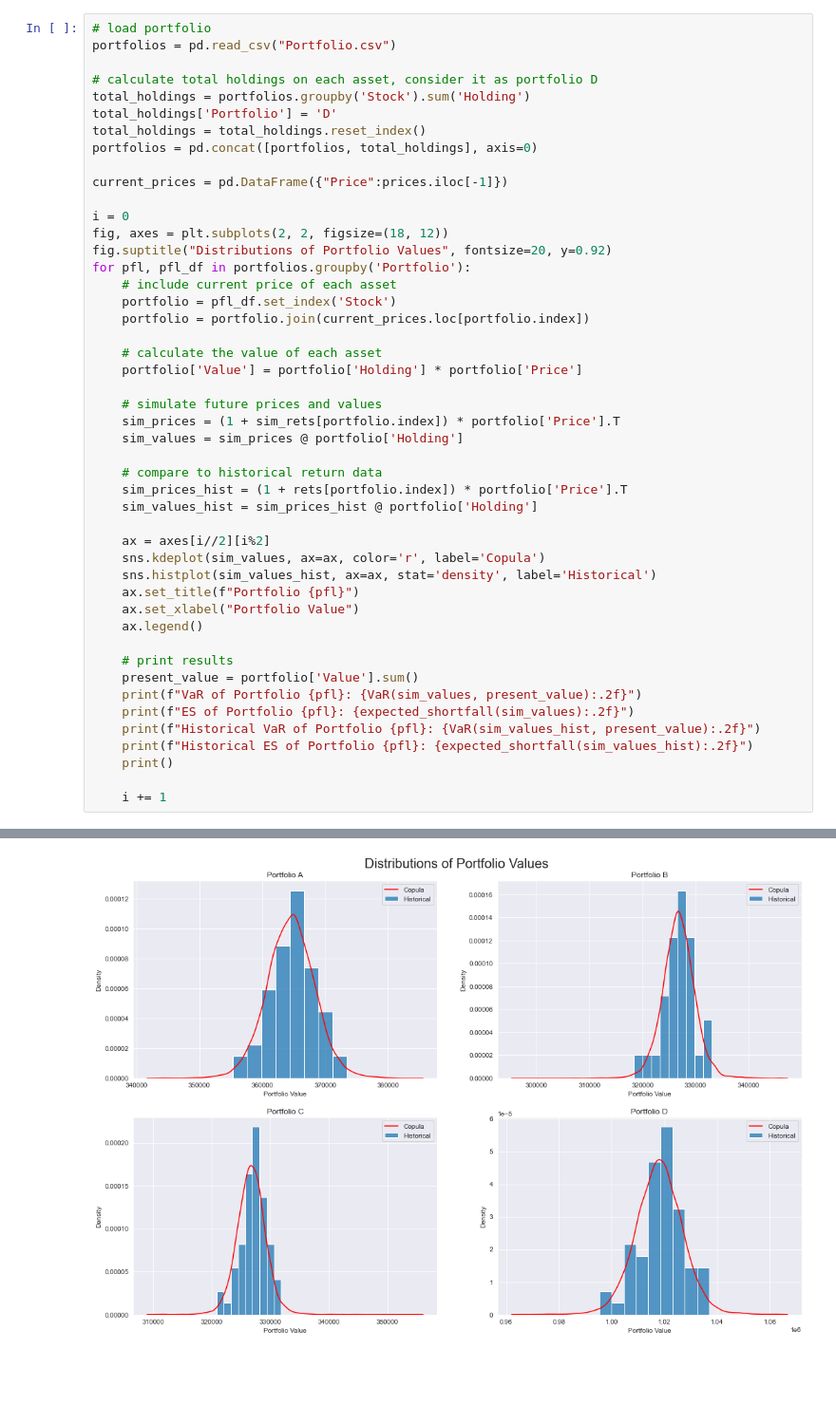
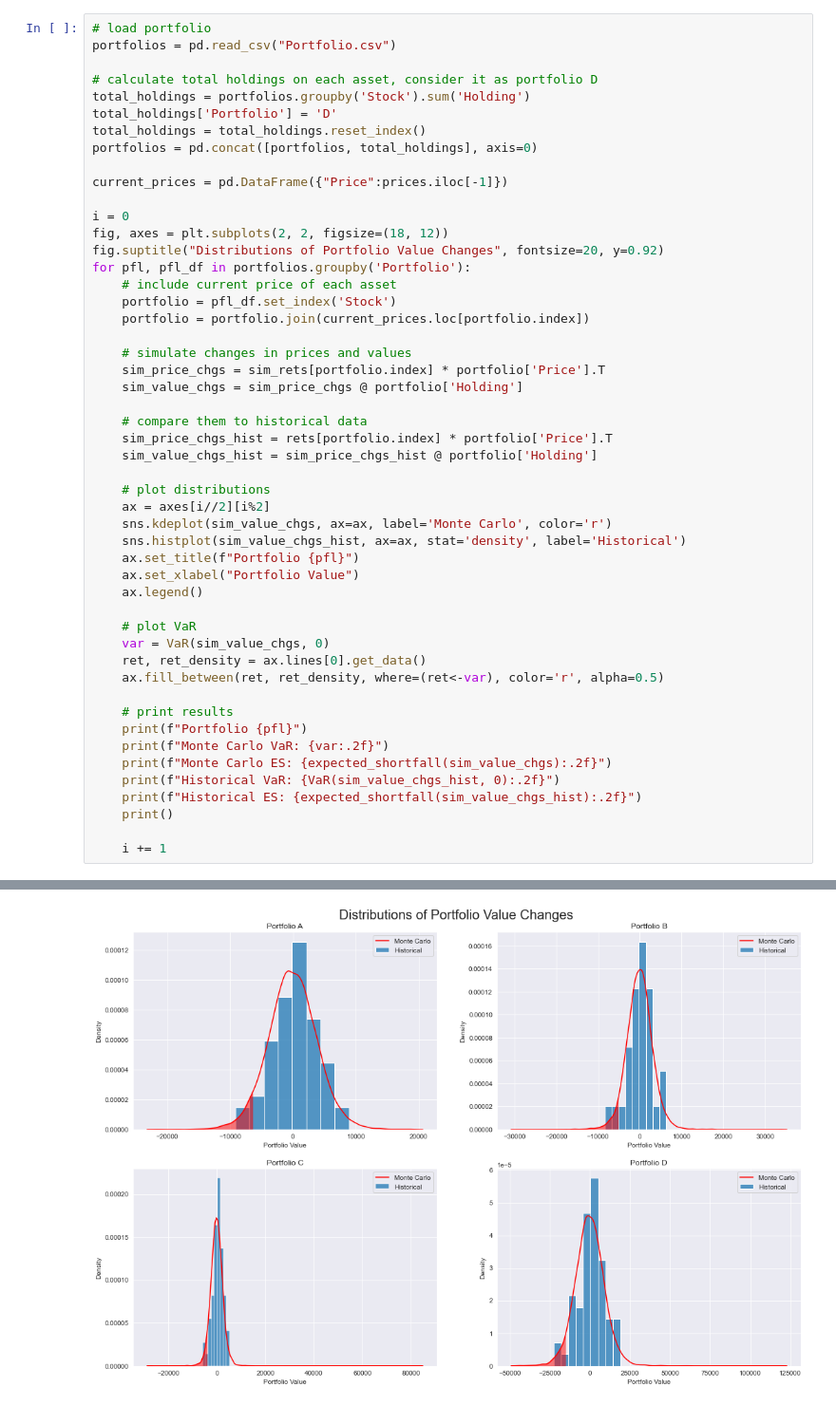
Before and after one commit to Xupeiyi/Duke_Fintech590, a Jupyter notebook: projects/Week05/project5.ipynb, the cells around one changed output, grey strips where cells are left out. Shown: that part at 95% size. Saved outputs shown, nothing was run; the diff lists cells and outputs as text; blank space fills up the shorter version.

```diff
--- a/projects/Week05/project5.ipynb
+++ b/projects/Week05/project5.ipynb
@@ -108,36 +136,39 @@ current_prices = pd.DataFrame({"Price":prices.iloc[-1]})
 
 i = 0
 fig, axes = plt.subplots(2, 2, figsize=(18, 12))
-fig.suptitle("Distributions of Portfolio Values", fontsize=20, y=0.92)
+fig.suptitle("Distributions of Portfolio Value Changes", fontsize=20, y=0.92)
 for pfl, pfl_df in portfolios.groupby('Portfolio'):
     # include current price of each asset
     portfolio = pfl_df.set_index('Stock')
     portfolio = portfolio.join(current_prices.loc[portfolio.index])
 
-    # calculate the value of each asset
-    portfolio['Value'] = portfolio['Holding'] * portfolio['Price']
+    # simulate changes in prices and values
+    sim_price_chgs = sim_rets[portfolio.index] * portfolio['Price'].T
+    sim_value_chgs = sim_price_chgs @ portfolio['Holding']
 
-    # simulate future prices and values
-    sim_prices = (1 + sim_rets[portfolio.index]) * portfolio['Price'].T
-    sim_values = sim_prices @ portfolio['Holding']
+    # compare them to historical data
+    sim_price_chgs_hist = rets[portfolio.index] * portfolio['Price'].T
+    sim_value_chgs_hist = sim_price_chgs_hist @ portfolio['Holding']
 
-    # compare to historical return data
-    sim_prices_hist = (1 + rets[portfolio.index]) * portfolio['Price'].T
-    sim_values_hist = sim_prices_hist @ portfolio['Holding']
-
+    # plot distributions
     ax = axes[i//2][i%2]
-    sns.kdeplot(sim_values, ax=ax, color='r', label='Copula')
-    sns.histplot(sim_values_hist, ax=ax, stat='density', label='Historical')
+    sns.kdeplot(sim_value_chgs, ax=ax, label='Monte Carlo', color='r')
+    sns.histplot(sim_value_chgs_hist, ax=ax, stat='density', label='Historical')
     ax.set_title(f"Portfolio {pfl}")
     ax.set_xlabel("Portfolio Value")
     ax.legend()
 
+    # plot VaR
+    var = VaR(sim_value_chgs, 0)
+    ret, ret_density = ax.lines[0].get_data()
+    ax.fill_between(ret, ret_density, where=(ret<-var), color='r', alpha=0.5)
+
     # print results
-    present_value = portfolio['Value'].sum()
-    print(f"VaR of Portfolio {pfl}: {VaR(sim_values, present_value):.2f}")
-    print(f"ES of Portfolio {pfl}: {expected_shortfall(sim_values):.2f}")
-    print(f"Historical VaR of Portfolio {pfl}: {VaR(sim_values_hist, present_value):.2f}")
-    print(f"Historical ES of Portfolio {pfl}: {expected_shortfall(sim_values_hist):.2f}")
+    print(f"Portfolio {pfl}")
+    print(f"Monte Carlo VaR: {var:.2f}")
+    print(f"Monte Carlo ES: {expected_shortfall(sim_value_chgs):.2f}")
+    print(f"Historical VaR: {VaR(sim_value_chgs_hist, 0):.2f}")
+    print(f"Historical ES: {expected_shortfall(sim_value_chgs_hist):.2f}")
     print()
 
     i += 1
@@ -164 +193 @@ Historical ES of Portfolio D: -998295.45
-[figure, old version]
+[figure, new version]
```
Also changed, not shown: parts of 18 cells of this notebook, 5 other files.
